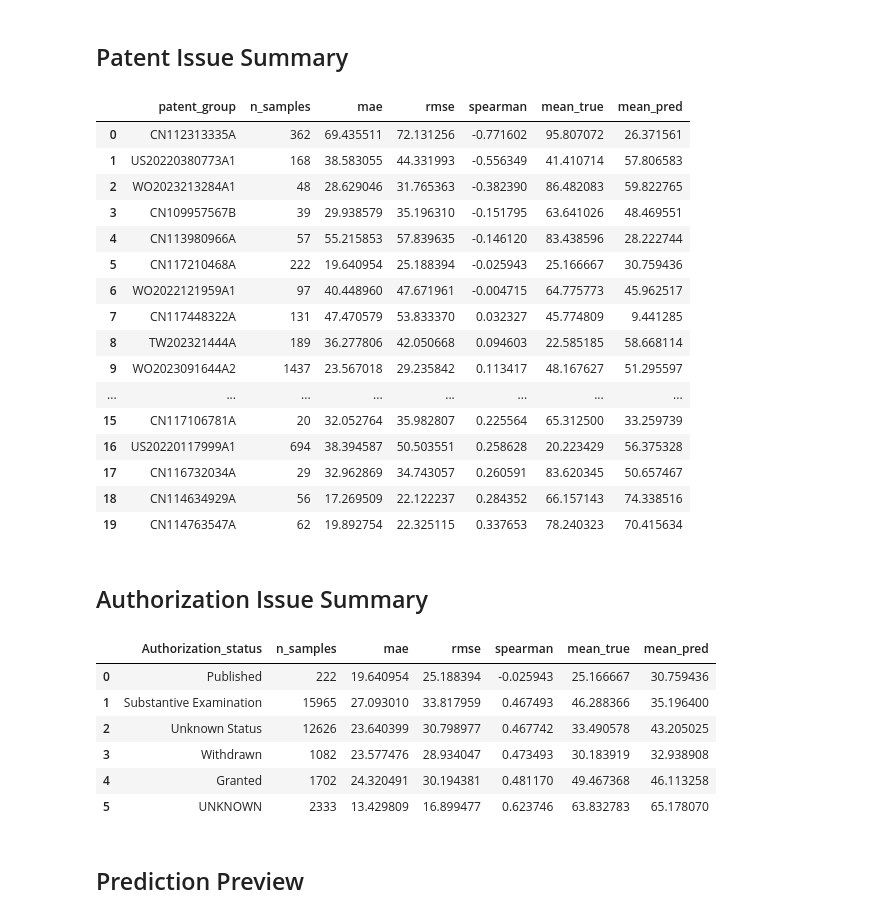
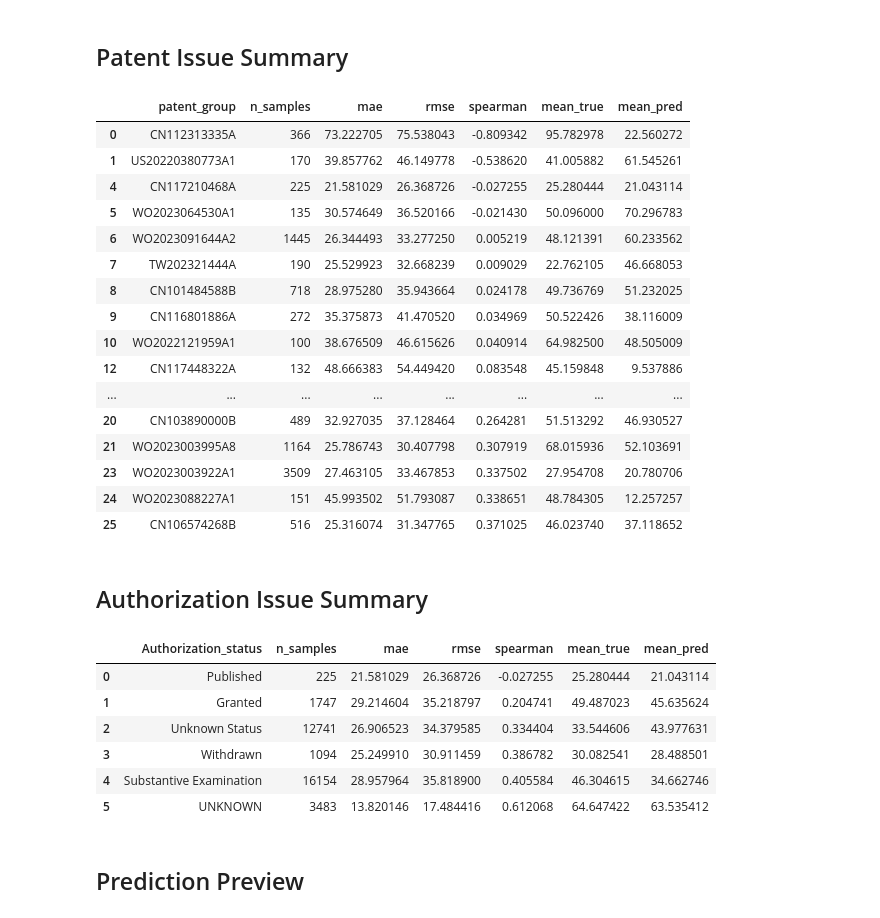
Before and after one commit to evelina-crypto/siRNA-Pharmaceutical-Modeling-with-Foundation-Models, a Jupyter notebook: classical_ml/xgboost/notebooks/xgboost_by_gene_mrna_data_investigation.ipynb, the cells around one changed output. Saved outputs shown, nothing was run; the diff lists cells and outputs as text; code cells hidden in the pictures.

```diff
--- a/classical_ml/xgboost/notebooks/xgboost_by_gene_mrna_data_investigation.ipynb
+++ b/classical_ml/xgboost/notebooks/xgboost_by_gene_mrna_data_investigation.ipynb
@@ -166,7 +171,7 @@ def issue_summary(df, group_col, min_samples=20):
 This is the harder and more biologically realistic view. Each prediction comes from a fold where that gene group was held out, so weak slices here are stronger candidates for transfer-poisoning before deep learning.
 # %%
 frozen_params = {'n_estimators': 800, 'max_depth': 4, 'learning_rate': 0.15881823130907038, 'subsample': 0.8812898741586134, 'colsample_bytree': 0.7824379872752019, 'min_child_weight': 4, 'reg_lambda': 0.8342807691178866, 'reg_alpha': 1.4296995092035882, 'gamma': 0.07531958697602548}
-gene_cv = GroupKFoldLeakPerGroup(n_splits=3, leak_n=30, random_state=42)
+gene_cv = GroupKFoldLeakPerGroup(n_splits=3, leak_n=0, random_state=42)
 
 fold_rows = []
 oof_frames = []
@@ -356,37 +429,39 @@ issue_by_time.sort_values(["spearman", "mae"], ascending=[True, False]).head(20)
 # %% [markdown]
 ## Patent Issue Summary
 # %%
-issue_by_patent.sort_values(["spearman", "mae"], ascending=[True, False]).head(20)
+issue_by_patent.loc[
+    issue_by_patent["n_samples"] >= 100
+].sort_values(["spearman", "mae"], ascending=[True, False]).head(20)
 # %% [output]
 |  | patent_group | n_samples | mae | rmse | spearman | mean_true | mean_pred |
-| 0 | CN112313335A | 362 | 69.435511 | 72.131256 | -0.771602 | 95.807072 | 26.371561 |
-| 1 | US20220380773A1 | 168 | 38.583055 | 44.331993 | -0.556349 | 41.410714 | 57.806583 |
-| 2 | WO2023213284A1 | 48 | 28.629046 | 31.765363 | -0.382390 | 86.482083 | 59.822765 |
-| 3 | CN109957567B | 39 | 29.938579 | 35.196310 | -0.151795 | 63.641026 | 48.469551 |
-| 4 | CN113980966A | 57 | 55.215853 | 57.839635 | -0.146120 | 83.438596 | 28.222744 |
-| 5 | CN117210468A | 222 | 19.640954 | 25.188394 | -0.025943 | 25.166667 | 30.759436 |
-| 6 | WO2022121959A1 | 97 | 40.448960 | 47.671961 | -0.004715 | 64.775773 | 45.962517 |
-| 7 | CN117448322A | 131 | 47.470579 | 53.833370 | 0.032327 | 45.774809 | 9.441285 |
-| 8 | TW202321444A | 189 | 36.277806 | 42.050668 | 0.094603 | 22.585185 | 58.668114 |
-| 9 | WO2023091644A2 | 1437 | 23.567018 | 29.235842 | 0.113417 | 48.167627 | 51.295597 |
+| 0 | CN112313335A | 366 | 73.222705 | 75.538043 | -0.809342 | 95.782978 | 22.560272 |
+| 1 | US20220380773A1 | 170 | 39.857762 | 46.149778 | -0.538620 | 41.005882 | 61.545261 |
+| 4 | CN117210468A | 225 | 21.581029 | 26.368726 | -0.027255 | 25.280444 | 21.043114 |
+| 5 | WO2023064530A1 | 135 | 30.574649 | 36.520166 | -0.021430 | 50.096000 | 70.296783 |
+| 6 | WO2023091644A2 | 1445 | 26.344493 | 33.277250 | 0.005219 | 48.121391 | 60.233562 |
+| 7 | TW202321444A | 190 | 25.529923 | 32.668239 | 0.009029 | 22.762105 | 46.668053 |
+| 8 | CN101484588B | 718 | 28.975280 | 35.943664 | 0.024178 | 49.736769 | 51.232025 |
+| 9 | CN116801886A | 272 | 35.375873 | 41.470520 | 0.034969 | 50.522426 | 38.116009 |
+| 10 | WO2022121959A1 | 100 | 38.676509 | 46.615626 | 0.040914 | 64.982500 | 48.505009 |
+| 12 | CN117448322A | 132 | 48.666383 | 54.449420 | 0.083548 | 45.159848 | 9.537886 |
 | ... | ... | ... | ... | ... | ... | ... | ... |
-| 15 | CN117106781A | 20 | 32.052764 | 35.982807 | 0.225564 | 65.312500 | 33.259739 |
-| 16 | US20220117999A1 | 694 | 38.394587 | 50.503551 | 0.258628 | 20.223429 | 56.375328 |
-| 17 | CN116732034A | 29 | 32.962869 | 34.743057 | 0.260591 | 83.620345 | 50.657467 |
-| 18 | CN114634929A | 56 | 17.269509 | 22.122237 | 0.284352 | 66.157143 | 74.338516 |
-| 19 | CN114763547A | 62 | 19.892754 | 22.325115 | 0.337653 | 78.240323 | 70.415634 |
+| 20 | CN103890000B | 489 | 32.927035 | 37.128464 | 0.264281 | 51.513292 | 46.930527 |
+| 21 | WO2023003995A8 | 1164 | 25.786743 | 30.407798 | 0.307919 | 68.015936 | 52.103691 |
+| 23 | WO2023003922A1 | 3509 | 27.463105 | 33.467853 | 0.337502 | 27.954708 | 20.780706 |
+| 24 | WO2023088227A1 | 151 | 45.993502 | 51.793087 | 0.338651 | 48.784305 | 12.257257 |
+| 25 | CN106574268B | 516 | 25.316074 | 31.347765 | 0.371025 | 46.023740 | 37.118652 |
 # %% [markdown]
 ## Authorization Issue Summary
 # %%
 issue_by_authorization.sort_values(["spearman", "mae"], ascending=[True, False]).head(20)
 # %% [output]
 |  | Authorization_status | n_samples | mae | rmse | spearman | mean_true | mean_pred |
-| 0 | Published | 222 | 19.640954 | 25.188394 | -0.025943 | 25.166667 | 30.759436 |
-| 1 | Substantive Examination | 15965 | 27.093010 | 33.817959 | 0.467493 | 46.288366 | 35.196400 |
-| 2 | Unknown Status | 12626 | 23.640399 | 30.798977 | 0.467742 | 33.490578 | 43.205025 |
-| 3 | Withdrawn | 1082 | 23.577476 | 28.934047 | 0.473493 | 30.183919 | 32.938908 |
-| 4 | Granted | 1702 | 24.320491 | 30.194381 | 0.481170 | 49.467368 | 46.113258 |
-| 5 | UNKNOWN | 2333 | 13.429809 | 16.899477 | 0.623746 | 63.832783 | 65.178070 |
+| 0 | Published | 225 | 21.581029 | 26.368726 | -0.027255 | 25.280444 | 21.043114 |
+| 1 | Granted | 1747 | 29.214604 | 35.218797 | 0.204741 | 49.487023 | 45.635624 |
+| 2 | Unknown Status | 12741 | 26.906523 | 34.379585 | 0.334404 | 33.544606 | 43.977631 |
+| 3 | Withdrawn | 1094 | 25.249910 | 30.911459 | 0.386782 | 30.082541 | 28.488501 |
+| 4 | Substantive Examination | 16154 | 28.957964 | 35.818900 | 0.405584 | 46.304615 | 34.662746 |
+| 5 | UNKNOWN | 3483 | 13.820146 | 17.484416 | 0.612068 | 64.647422 | 63.535412 |
 # %% [markdown]
 ## Prediction Preview
 # %%
```
Also changed, not shown: parts of 14 cells of this notebook, 19 other files.
